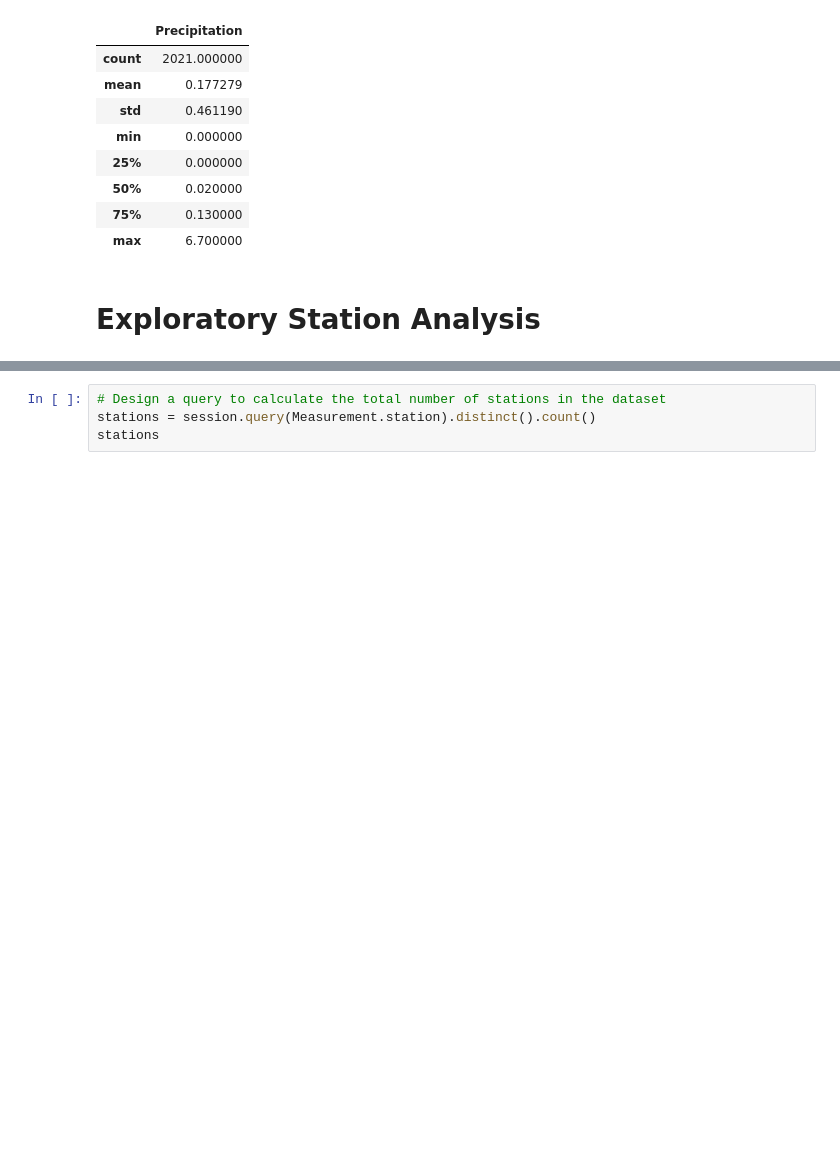
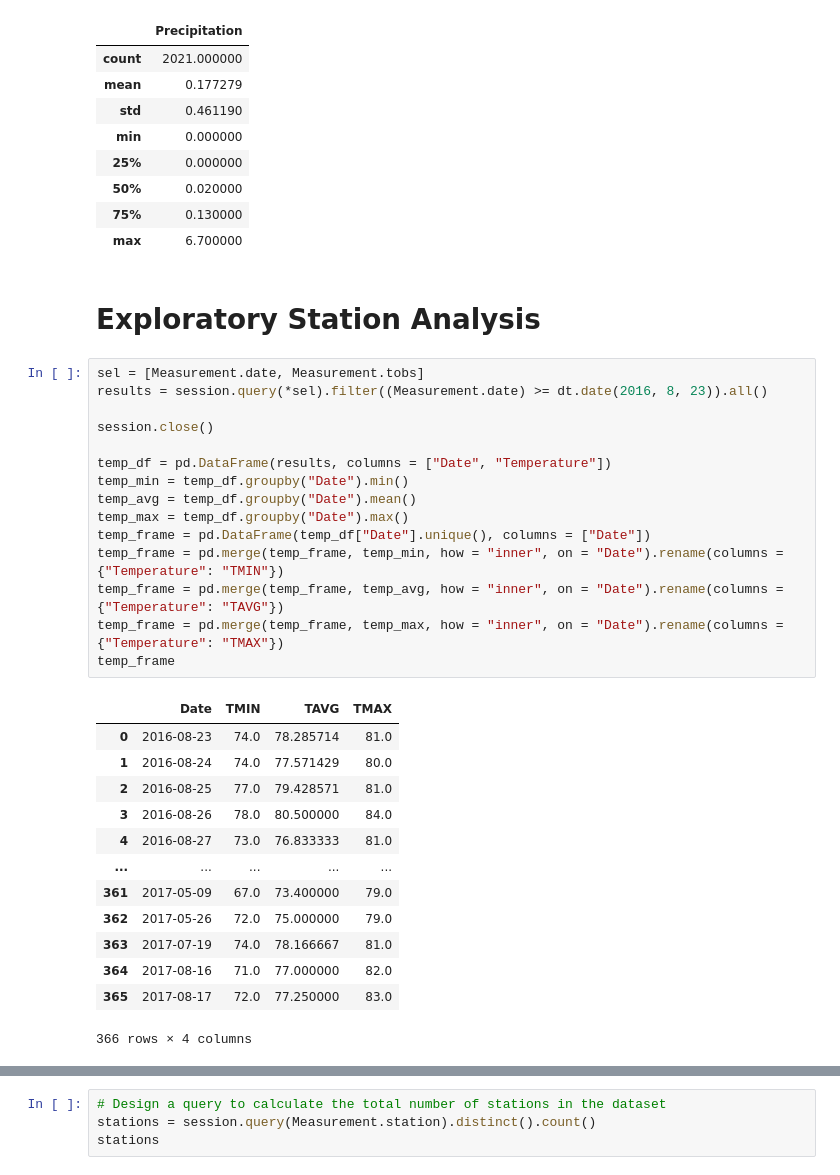
Before and after one commit to downleft/sqlalchemy-challenge, a Jupyter notebook: SurfsUp/climate_starter.ipynb, the cells around one changed output, grey strips where cells are left out. Saved outputs shown, nothing was run; the diff lists cells and outputs as text; blank space fills up the shorter version.

```diff
--- a/SurfsUp/climate_starter.ipynb
+++ b/SurfsUp/climate_starter.ipynb
@@ -106,3 +104,32 @@ year_df.describe()
 | max | 6.700000 |
 # %% [markdown]
 # Exploratory Station Analysis
+# %%
+sel = [Measurement.date, Measurement.tobs]
+results = session.query(*sel).filter((Measurement.date) >= dt.date(2016, 8, 23)).all()
+
+session.close()
+
+temp_df = pd.DataFrame(results, columns = ["Date", "Temperature"])
+temp_min = temp_df.groupby("Date").min()
+temp_avg = temp_df.groupby("Date").mean()
+temp_max = temp_df.groupby("Date").max()
+temp_frame = pd.DataFrame(temp_df["Date"].unique(), columns = ["Date"])
+temp_frame = pd.merge(temp_frame, temp_min, how = "inner", on = "Date").rename(columns = {"Temperature": "TMIN"})
+temp_frame = pd.merge(temp_frame, temp_avg, how = "inner", on = "Date").rename(columns = {"Temperature": "TAVG"})
+temp_frame = pd.merge(temp_frame, temp_max, how = "inner", on = "Date").rename(columns = {"Temperature": "TMAX"})
+temp_frame
+# %% [output]
+|  | Date | TMIN | TAVG | TMAX |
+| 0 | 2016-08-23 | 74.0 | 78.285714 | 81.0 |
+| 1 | 2016-08-24 | 74.0 | 77.571429 | 80.0 |
+| 2 | 2016-08-25 | 77.0 | 79.428571 | 81.0 |
+| 3 | 2016-08-26 | 78.0 | 80.500000 | 84.0 |
+| 4 | 2016-08-27 | 73.0 | 76.833333 | 81.0 |
+| ... | ... | ... | ... | ... |
+| 361 | 2017-05-09 | 67.0 | 73.400000 | 79.0 |
+| 362 | 2017-05-26 | 72.0 | 75.000000 | 79.0 |
+| 363 | 2017-07-19 | 74.0 | 78.166667 | 81.0 |
+| 364 | 2017-08-16 | 71.0 | 77.000000 | 82.0 |
+| 365 | 2017-08-17 | 72.0 | 77.250000 | 83.0 |
+366 rows × 4 columns
```
Also changed, not shown: parts of 4 cells of this notebook, 1 other file.
